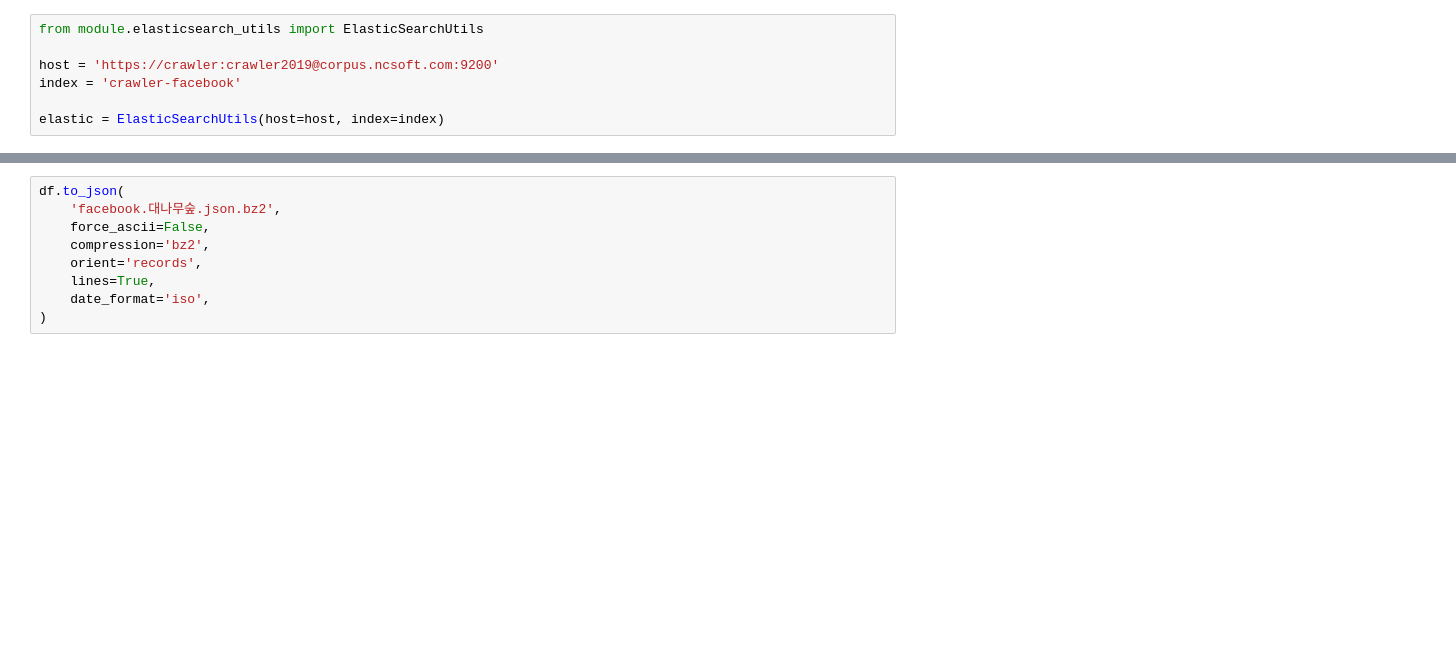
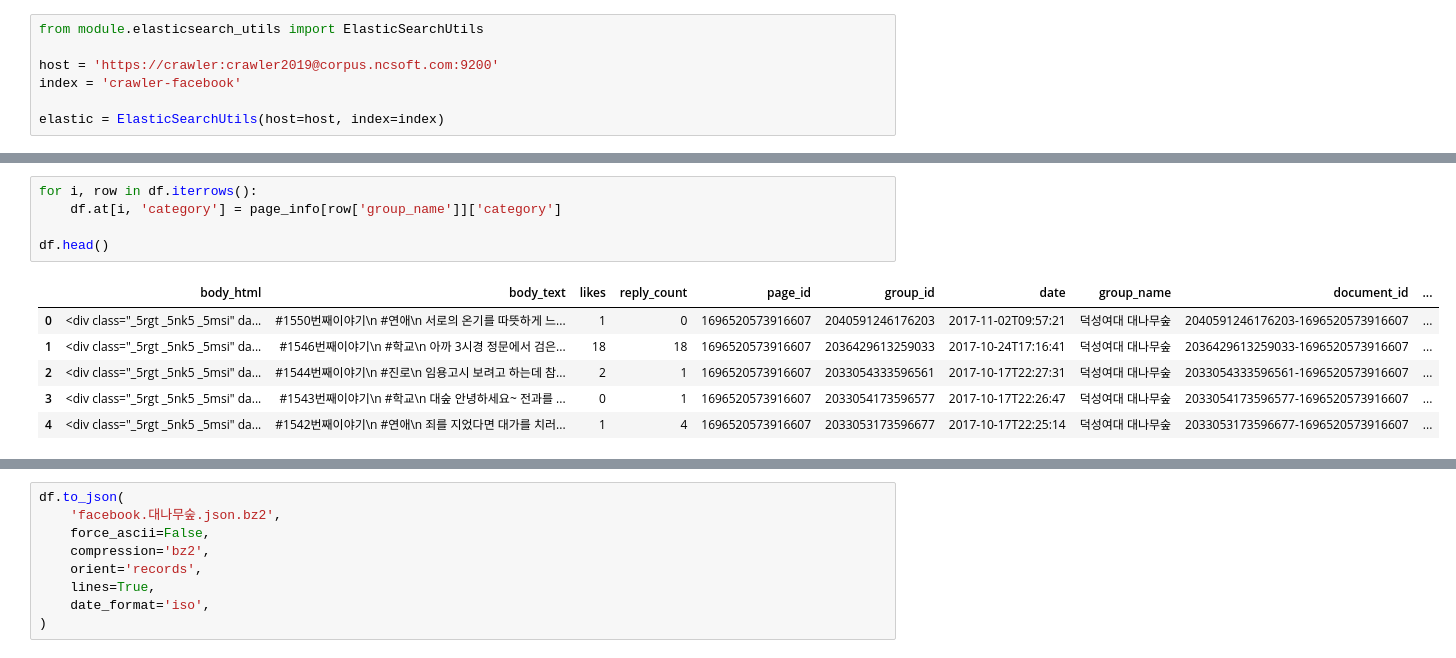
Before and after one commit to ejpark78/nlp-utils, a Jupyter notebook: facebook.ipynb, the cells around one changed output, grey strips where cells are left out. Drawn from its saved outputs; the diff is of its cells as text; blank space fills up the shorter version.

```diff
--- a/facebook.ipynb
+++ b/facebook.ipynb
@@ -261,0 +253,12 @@ df
+# %%
+for i, row in df.iterrows():
+    df.at[i, 'category'] = page_info[row['group_name']]['category']
+
+df.head()
+# %% [output]
+|  | body_html | body_text | likes | reply_count | page_id | group_id | date | group_name | document_id | ... |
+| 0 | <div class="_5rgt _5nk5 _5msi" da... | #1550번째이야기\n #연애\n 서로의 온기를 따뜻하게 느... | 1 | 0 | 1696520573916607 | 2040591246176203 | 2017-11-02T09:57:21 | 덕성여대 대나무숲 | 2040591246176203-1696520573916607 | ... |
+| 1 | <div class="_5rgt _5nk5 _5msi" da... | #1546번째이야기\n #학교\n 아까 3시경 정문에서 검은... | 18 | 18 | 1696520573916607 | 2036429613259033 | 2017-10-24T17:16:41 | 덕성여대 대나무숲 | 2036429613259033-1696520573916607 | ... |
+| 2 | <div class="_5rgt _5nk5 _5msi" da... | #1544번째이야기\n #진로\n 임용고시 보려고 하는데 참... | 2 | 1 | 1696520573916607 | 2033054333596561 | 2017-10-17T22:27:31 | 덕성여대 대나무숲 | 2033054333596561-1696520573916607 | ... |
+| 3 | <div class="_5rgt _5nk5 _5msi" da... | #1543번째이야기\n #학교\n 대숲 안녕하세요~ 전과를 ... | 0 | 1 | 1696520573916607 | 2033054173596577 | 2017-10-17T22:26:47 | 덕성여대 대나무숲 | 2033054173596577-1696520573916607 | ... |
+| 4 | <div class="_5rgt _5nk5 _5msi" da... | #1542번째이야기\n #연애\n 죄를 지었다면 대가를 치러... | 1 | 4 | 1696520573916607 | 2033053173596677 | 2017-10-17T22:25:14 | 덕성여대 대나무숲 | 2033053173596677-1696520573916607 | ... |
```
Also changed, not shown: parts of 8 cells of this notebook, 41 other files.
